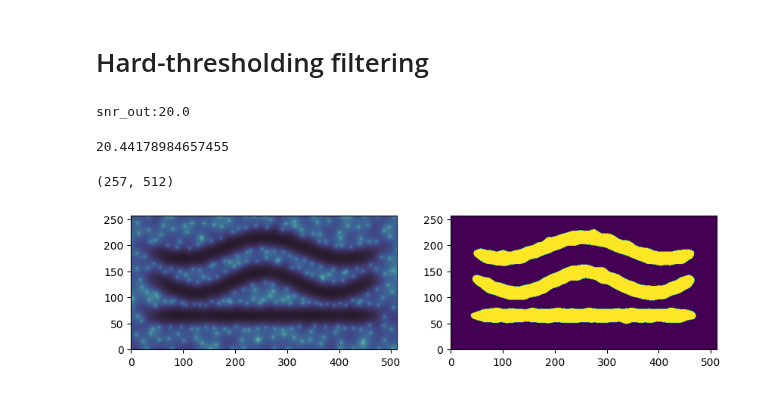
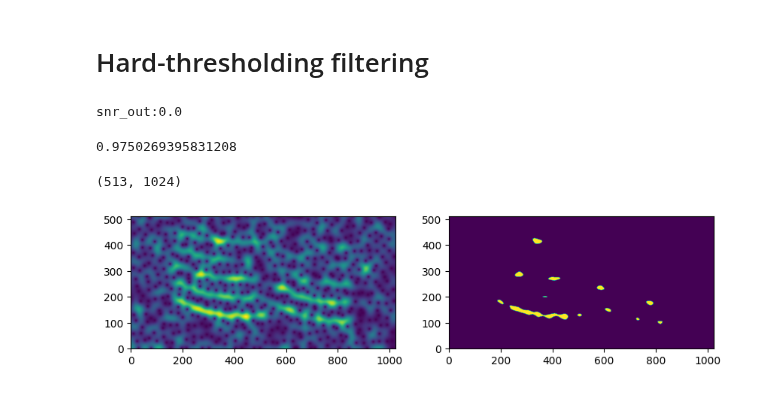
Before and after one commit to jmiramont/benchmarks-detection-denoising, a Jupyter notebook: notebooks/demo_method_hard_threshold.ipynb, the cells around one changed output. Cells and saved outputs as stored; diff of their text form; code cells hidden in the pictures.

```diff
--- a/notebooks/demo_method_hard_threshold.ipynb
+++ b/notebooks/demo_method_hard_threshold.ipynb
@@ -16,22 +16,20 @@ from methods.method_hard_threshold import hard_thresholding
 np.random.seed(0)
 
 # signal parameters
-SNRin = 20
-N = 2**9
-Nsub=N//2
+SNRin = 0
+N = 2**10
 sbank = SignalBank(N=N,)
 # s = sbank.signal_cos_chirp()
 # s = sbank.signal_mc_multi_linear()
-s = sbank.signal_mc_cos_plus_tone()
+# s = sbank.signal_mc_cos_plus_tone()
 
 # s = sbank.signal_mc_modulated_tones()
 # s = sbank.signal_mc_synthetic_mixture()
-# s = sbank.signal_mc_synthetic_mixture_2()
+s = sbank.signal_mc_synthetic_mixture_4()
 # s = sbank.signal_mc_impulses()
 signal, noise = add_snr(s,SNRin)
-signal = s + noise*np.sqrt(N/Nsub)
 # %% [output]
-snr_out:20.0
+snr_out:0.0
 # %%
 
 Nfft = N
@@ -41,15 +39,15 @@ output_dict = hard_thresholding(signal, coeff=3.0, dict_output=True)
 signals_output, mask = (i for i in output_dict.values())
 print(10*np.log10((np.sum(s**2))/(np.sum((s-signals_output)**2))))
 # %% [output]
-20.44178984657455
+0.9750269395831208
 # %%
 print(S.shape)
 fig, ax = plt.subplots(1,2,figsize = (10,5))
-ax[0].imshow(np.log10(S), origin='lower', cmap=cmocean.cm.deep)
+ax[0].imshow(abs(stft), origin='lower')#, cmap=cmocean.cm.deep)
 ax[1].imshow(mask, origin='lower')
 # ax[1].plot(signals_output)
 # ax[1].plot(s,'r--')
 plt.show()
 # %% [output]
-(257, 512)
+(513, 1024)
-[figure, old version]
+[figure, new version]
```
Also changed, not shown: 9 other files.
